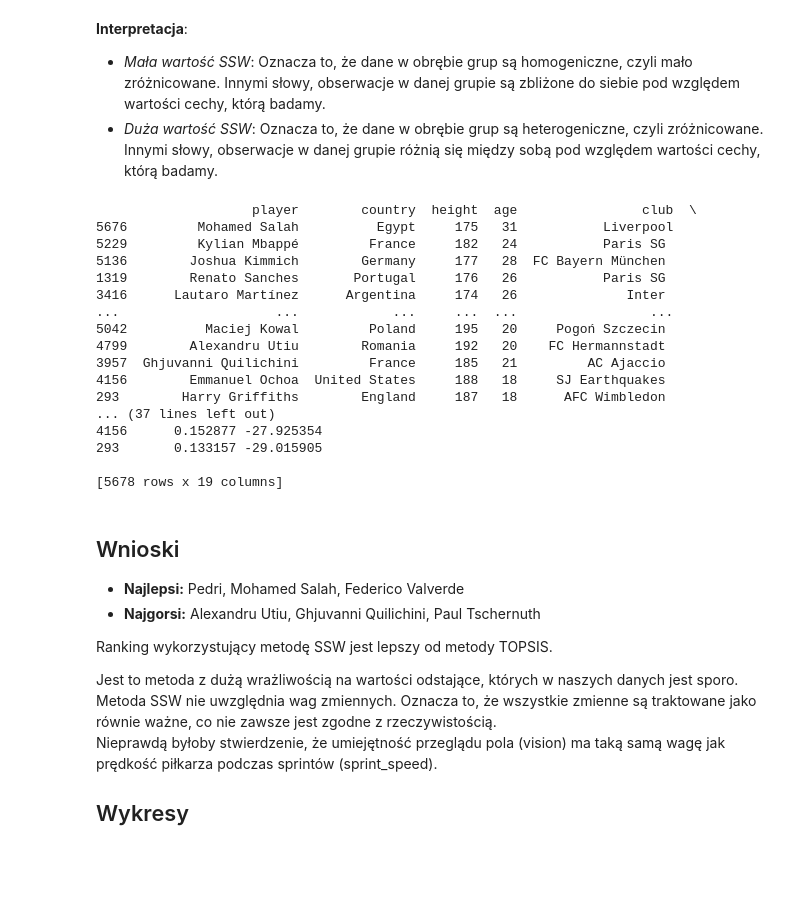
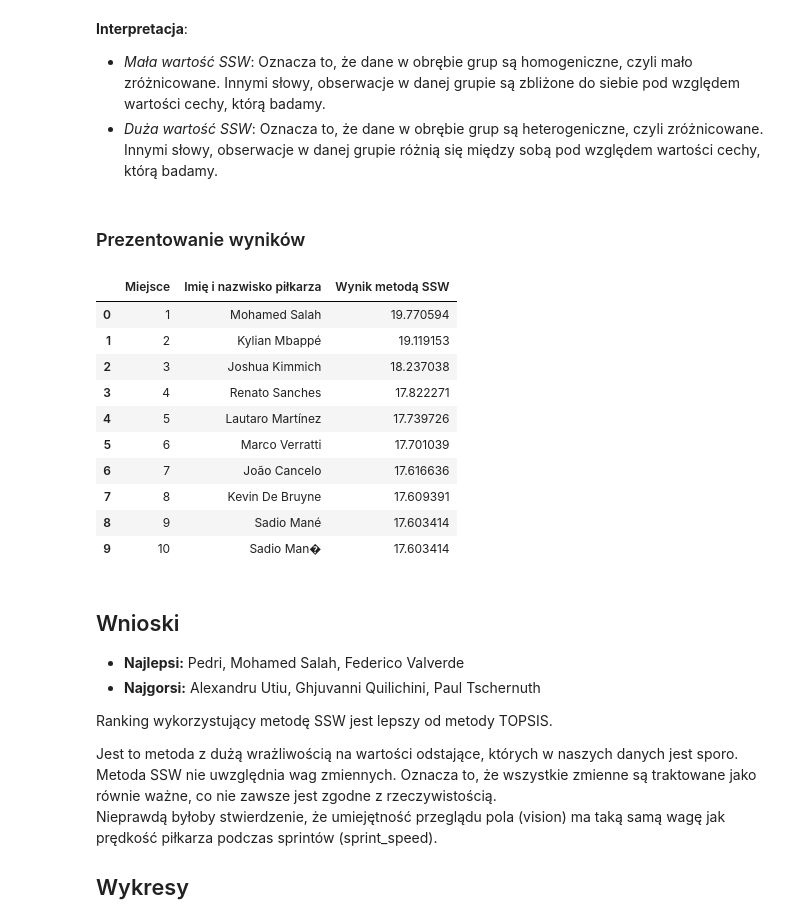
Before and after one commit to izabelakolodziejska/Fifa_players_analysis, a Jupyter notebook: fifa_analysys.ipynb, the cells around one changed output. Cells and saved outputs as stored; diff of their text form; code cells hidden in the pictures; blank space fills up the shorter version.

```diff
--- a/fifa_analysys.ipynb
+++ b/fifa_analysys.ipynb
@@ -496,24 +511,24 @@ data['SSW Score'] = SSW
-# %%
-sorted_data = data.sort_values(by='SSW Score', ascending=False)
-print(sorted_data)
-# %% [output]
-                    player        country  height  age                club  \
-5676         Mohamed Salah          Egypt     175   31           Liverpool
-5229         Kylian Mbappé         France     182   24           Paris SG
-5136        Joshua Kimmich        Germany     177   28  FC Bayern München
-1319        Renato Sanches       Portugal     176   26           Paris SG
-3416      Lautaro Martínez      Argentina     174   26              Inter
-...                    ...            ...     ...  ...                 ...
-5042          Maciej Kowal         Poland     195   20     Pogoń Szczecin
-4799        Alexandru Utiu        Romania     192   20    FC Hermannstadt
-3957  Ghjuvanni Quilichini         France     185   21         AC Ajaccio
-4156        Emmanuel Ochoa  United States     188   18     SJ Earthquakes
-293        Harry Griffiths        England     187   18      AFC Wimbledon
-... (37 lines left out)
-4156      0.152877 -27.925354
-293       0.133157 -29.015905
-
-[5678 rows x 19 columns]
+# %% [markdown]
+### Prezentowanie wyników
+# %%
+sorted_data = data.sort_values(by='SSW Score', ascending=False)
+selected_columns = sorted_data[['player', 'SSW Score']].head(10)
+selected_columns = selected_columns.rename(columns={'player': 'Imię i nazwisko piłkarza', 'SSW Score': 'Wynik metodą SSW'})
+selected_columns.reset_index(drop=True, inplace=True)
+selected_columns.insert(0, 'Miejsce', selected_columns.index + 1)
+selected_columns
+# %% [output]
+|  | Miejsce | Imię i nazwisko piłkarza | Wynik metodą SSW |
+| 0 | 1 | Mohamed Salah | 19.770594 |
+| 1 | 2 | Kylian Mbappé | 19.119153 |
+| 2 | 3 | Joshua Kimmich | 18.237038 |
+| 3 | 4 | Renato Sanches | 17.822271 |
+| 4 | 5 | Lautaro Martínez | 17.739726 |
+| 5 | 6 | Marco Verratti | 17.701039 |
+| 6 | 7 | João Cancelo | 17.616636 |
+| 7 | 8 | Kevin De Bruyne | 17.609391 |
+| 8 | 9 | Sadio Mané | 17.603414 |
+| 9 | 10 | Sadio Man� | 17.603414 |
 # %% [markdown]
 ## Wnioski
 - **Najlepsi:**  Pedri, Mohamed Salah, Federico Valverde
```
Also changed, not shown: parts of 8 cells of this notebook.
